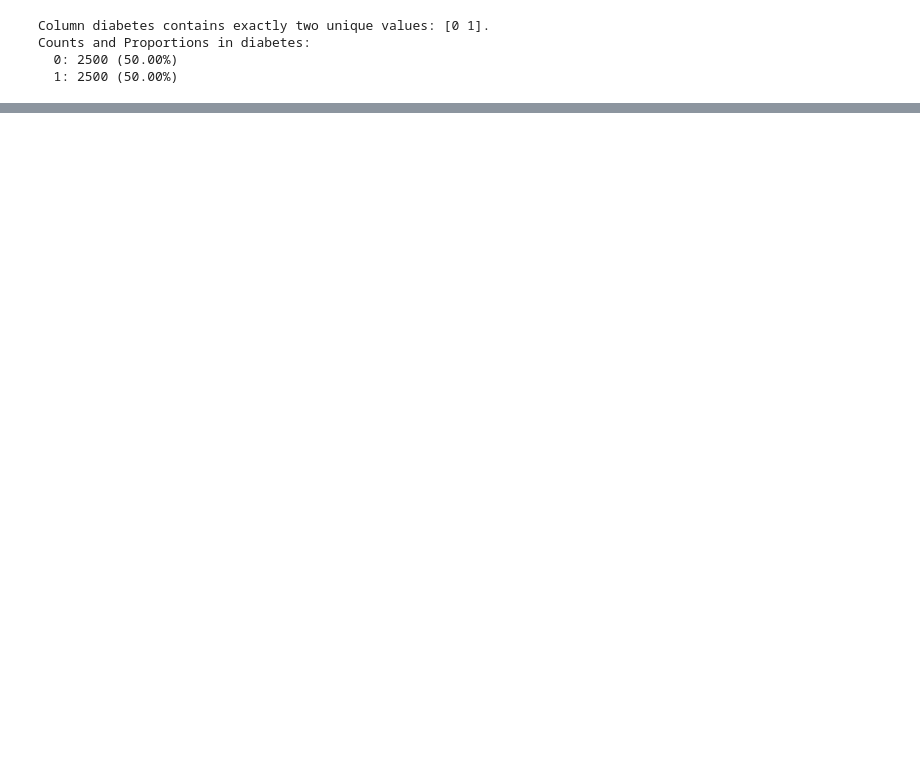
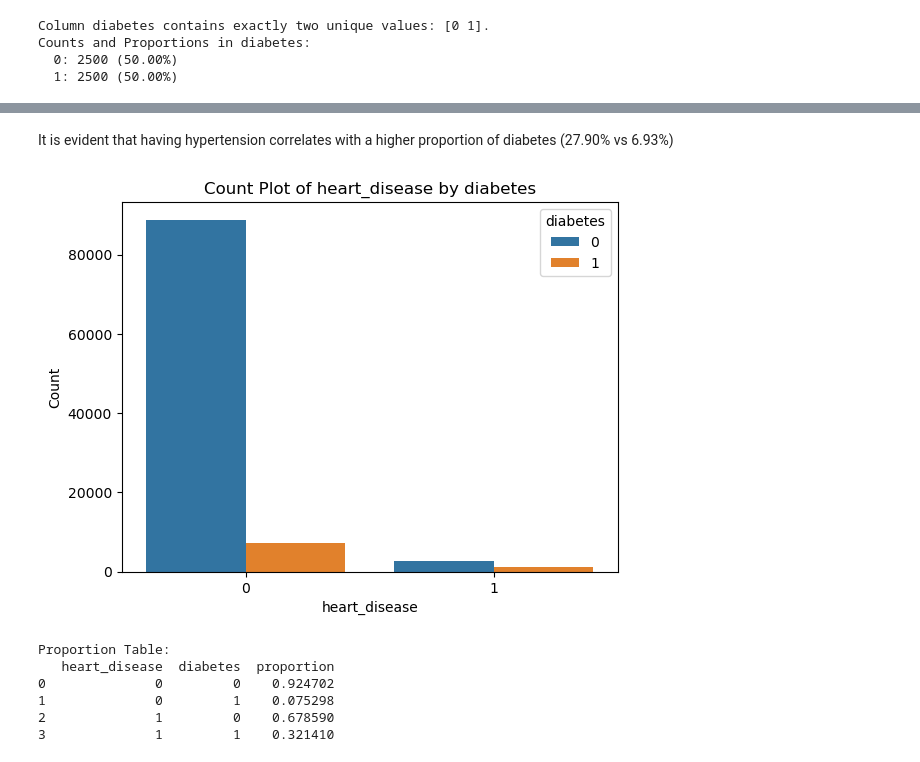
Before and after one commit to edwinyeungcam/D100_Project, a Jupyter notebook: eda_cleaning.ipynb, the cells around one changed output, grey strips where cells are left out. Drawn from its saved outputs; the diff is of its cells as text; code cells hidden in the pictures; blank space fills up the shorter version.

```diff
--- a/eda_cleaning.ipynb
+++ b/eda_cleaning.ipynb
@@ -90,0 +133,12 @@ All columns have complete data, except for smoking_history, which has 36% missin
+# %% [markdown]
+It is evident that having hypertension correlates with a higher proportion of diabetes (27.90% vs 6.93%)
+# %%
+count_plot_categorical_target(raw_data, "heart_disease", "diabetes")
+# %% [output]
+[figure, added]
+Proportion Table:
+   heart_disease  diabetes  proportion
+0              0         0    0.924702
+1              0         1    0.075298
+2              1         0    0.678590
+3              1         1    0.321410
```
Also changed, not shown: parts of 74 cells of this notebook, 5 other files.
